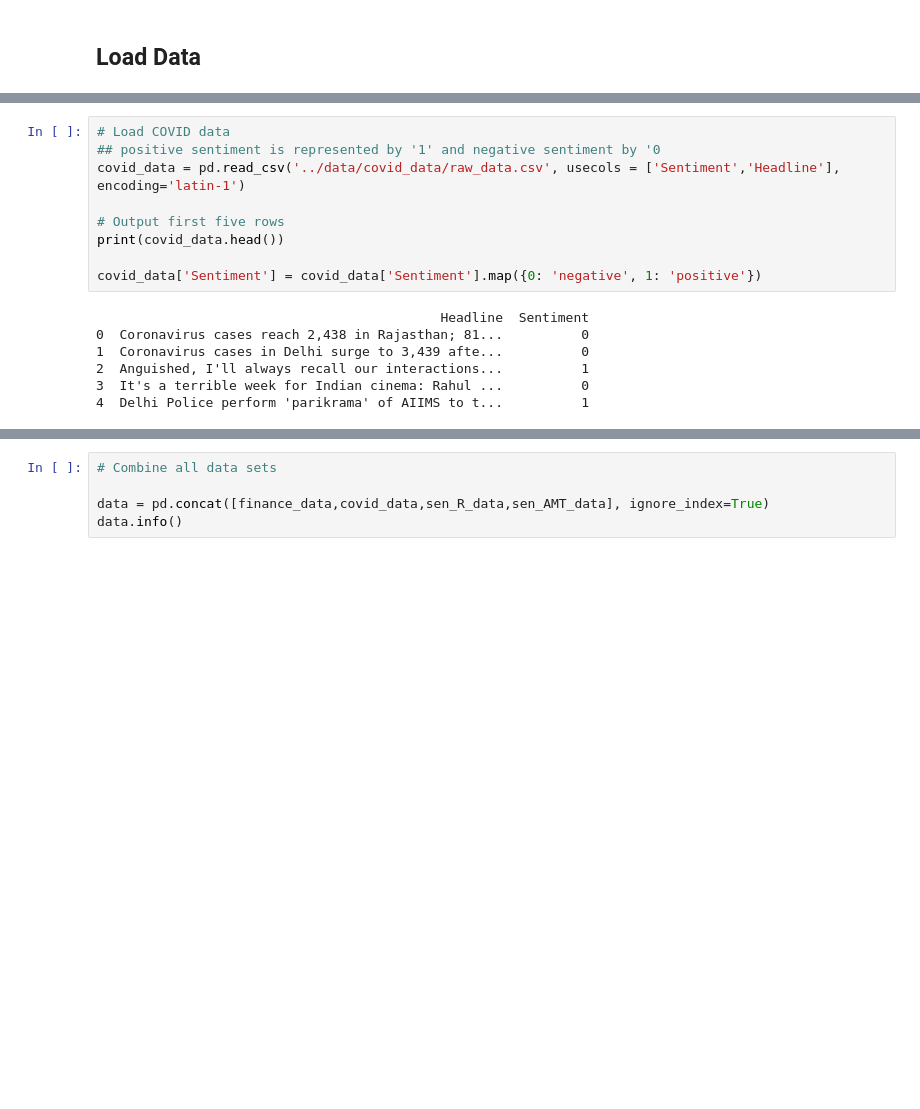
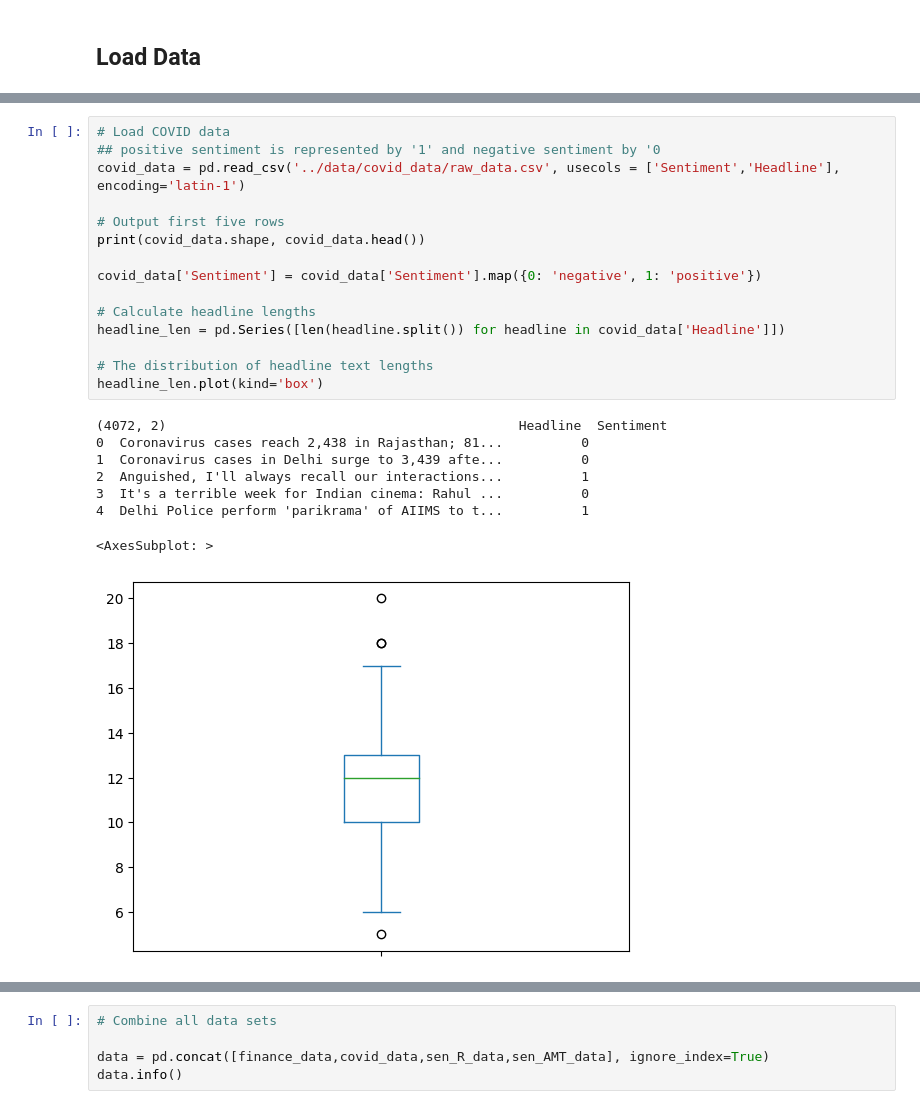
Before and after one commit to torileatherman/news_articles_sentiment, a Jupyter notebook: src/1_exploratory_data_analysis.ipynb, the cells around one changed output, grey strips where cells are left out. Drawn from its saved outputs; the diff is of its cells as text; blank space fills up the shorter version.

```diff
--- a/src/1_exploratory_data_analysis.ipynb
+++ b/src/1_exploratory_data_analysis.ipynb
@@ -30,18 +38,26 @@ print(finance_data.head())
 # %%
 # Load COVID data
 ## positive sentiment is represented by '1' and negative sentiment by '0
 covid_data = pd.read_csv('../data/covid_data/raw_data.csv', usecols = ['Sentiment','Headline'], encoding='latin-1')
 
 # Output first five rows
-print(covid_data.head())
+print(covid_data.shape, covid_data.head())
 
 covid_data['Sentiment'] = covid_data['Sentiment'].map({0: 'negative', 1: 'positive'})
+
+# Calculate headline lengths
+headline_len = pd.Series([len(headline.split()) for headline in covid_data['Headline']])
+
+# The distribution of headline text lengths
+headline_len.plot(kind='box')
 # %% [output]
-                                            Headline  Sentiment
+(4072, 2)                                             Headline  Sentiment
 0  Coronavirus cases reach 2,438 in Rajasthan; 81...          0
 1  Coronavirus cases in Delhi surge to 3,439 afte...          0
 2  Anguished, I'll always recall our interactions...          1
 3  It's a terrible week for Indian cinema: Rahul ...          0
 4  Delhi Police perform 'parikrama' of AIIMS to t...          1
+<AxesSubplot: >
+[figure, added]
 # %%
 # Load SEN_R data
```
Also changed, not shown: parts of 3 cells of this notebook.
